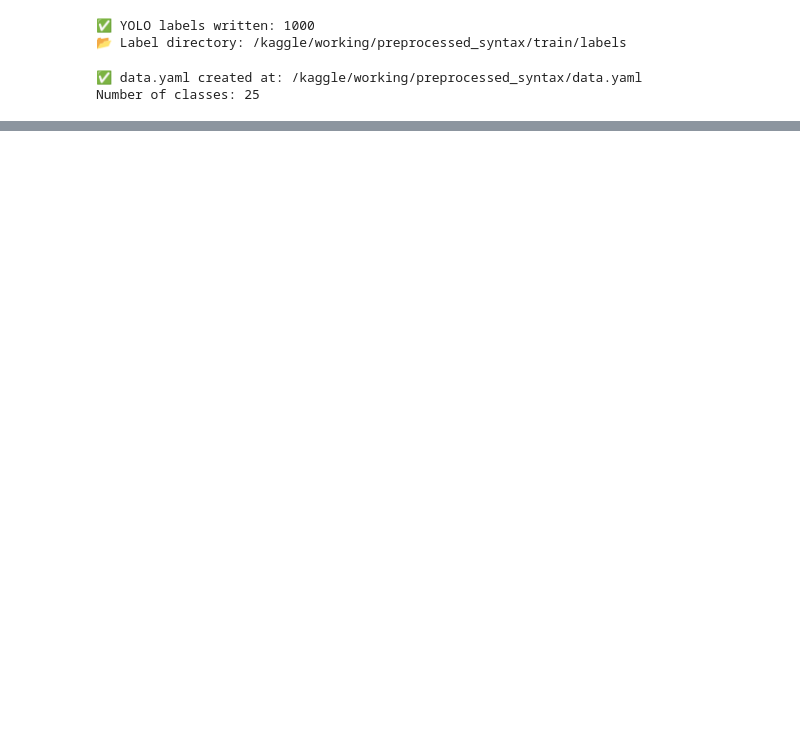
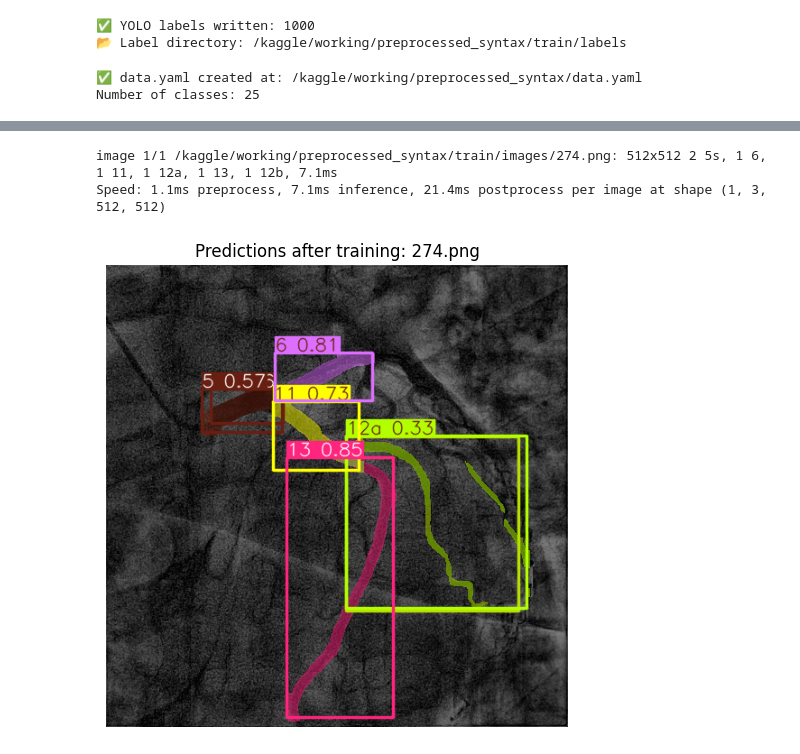
Before and after one commit to haryshwa05/xca-classification, a Jupyter notebook: xca-classification.ipynb, the cells around one changed output, grey strips where cells are left out. Drawn from its saved outputs; the diff is of its cells as text; code cells hidden in the pictures; blank space fills up the shorter version.

Commit message:
Kaggle Notebook | XCA classification | Version 2

```diff
--- a/xca-classification.ipynb
+++ b/xca-classification.ipynb
@@ -526,2 +526,30 @@ speed: {'preprocess': 0.16777303700337143, 'inference': 1.7234537209997143, 'los
 stats: {'tp': [], 'conf': [], 'pred_cls': [], 'target_cls': [], 'target_img': [], 'tp_m': []}
 task: 'segment'
+# %%
+from ultralytics import YOLO
+import cv2
+import matplotlib.pyplot as plt
+import os
+import random
+
+# Load trained model
+model = YOLO("/kaggle/working/syntax_yolo/run_20ep/weights/best.pt")
+
+# Pick a random preprocessed training image
+IMG_DIR = "/kaggle/working/preprocessed_syntax/train/images"
+img_name = random.choice(os.listdir(IMG_DIR))
+img_path = os.path.join(IMG_DIR, img_name)
+
+# Run inference
+results = model(img_path, conf=0.25)
+
+# Show predictions
+plt.figure(figsize=(6, 6))
+plt.imshow(results[0].plot())
+plt.title(f"Predictions after training: {img_name}")
+plt.axis("off")
+plt.show()
+# %% [output]
+image 1/1 /kaggle/working/preprocessed_syntax/train/images/274.png: 512x512 2 5s, 1 6, 1 11, 1 12a, 1 13, 1 12b, 7.1ms
+Speed: 1.1ms preprocess, 7.1ms inference, 21.4ms postprocess per image at shape (1, 3, 512, 512)
+[figure, added]
```
Also changed, not shown: parts of 14 cells of this notebook.
